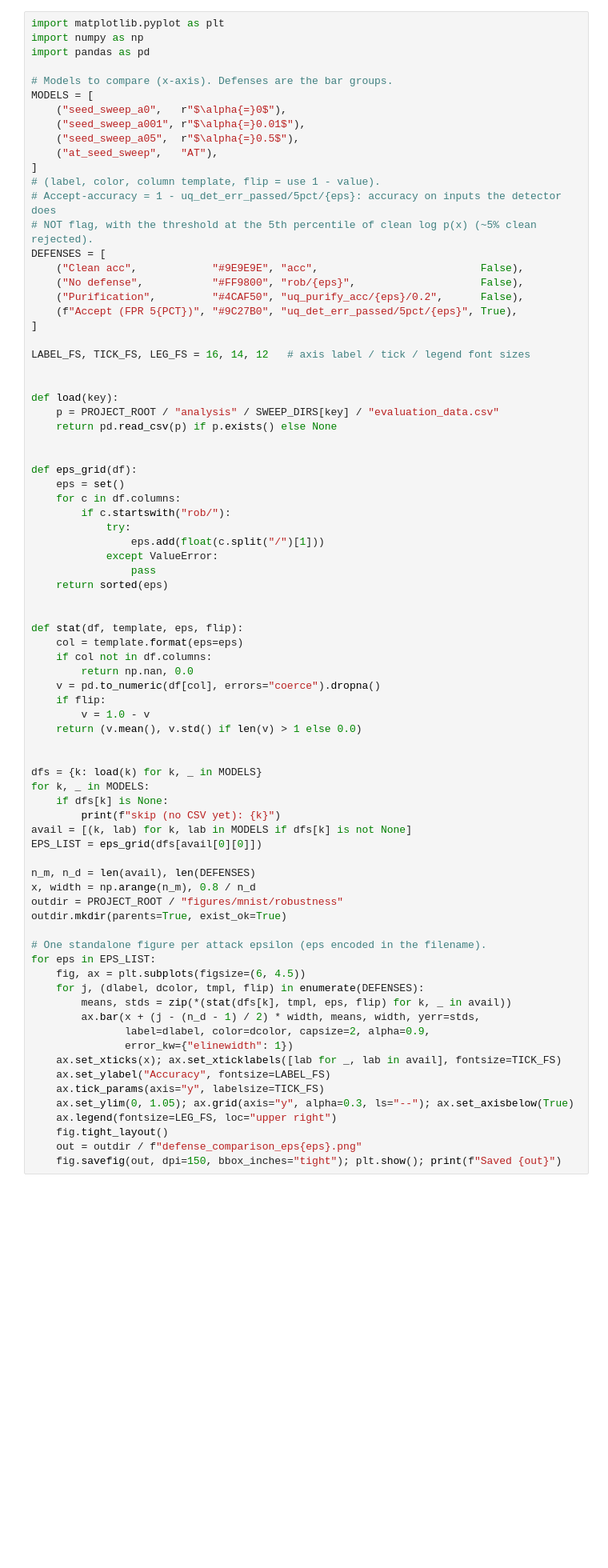
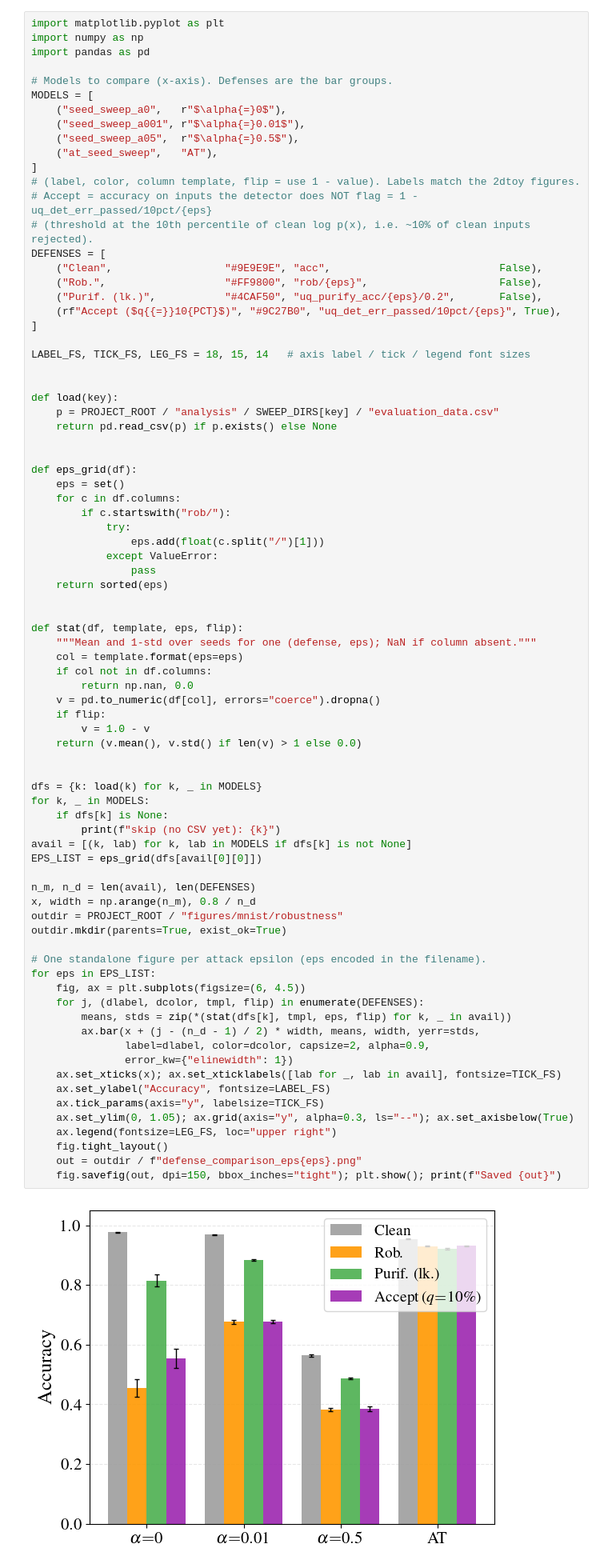
Before and after one commit to MLNissenGonzalez/bm4tc, a Jupyter notebook: notebooks/mnist.ipynb, the cells around one changed output. Shown at 80% size. Cells and saved outputs as stored; diff of their text form; blank space fills up the shorter version.

```diff
--- a/notebooks/mnist.ipynb
+++ b/notebooks/mnist.ipynb
@@ -331,17 +345,17 @@ MODELS = [
     ("seed_sweep_a05",  r"$\alpha{=}0.5$"),
     ("at_seed_sweep",   "AT"),
 ]
-# (label, color, column template, flip = use 1 - value).
-# Accept-accuracy = 1 - uq_det_err_passed/5pct/{eps}: accuracy on inputs the detector does
-# NOT flag, with the threshold at the 5th percentile of clean log p(x) (~5% clean rejected).
+# (label, color, column template, flip = use 1 - value). Labels match the 2dtoy figures.
+# Accept = accuracy on inputs the detector does NOT flag = 1 - uq_det_err_passed/10pct/{eps}
+# (threshold at the 10th percentile of clean log p(x), i.e. ~10% of clean inputs rejected).
 DEFENSES = [
-    ("Clean acc",            "#9E9E9E", "acc",                          False),
-    ("No defense",           "#FF9800", "rob/{eps}",                    False),
-    ("Purification",         "#4CAF50", "uq_purify_acc/{eps}/0.2",      False),
-    (f"Accept (FPR 5{PCT})", "#9C27B0", "uq_det_err_passed/5pct/{eps}", True),
+    ("Clean",                  "#9E9E9E", "acc",                           False),
+    ("Rob.",                   "#FF9800", "rob/{eps}",                     False),
+    ("Purif. (lk.)",           "#4CAF50", "uq_purify_acc/{eps}/0.2",       False),
+    (rf"Accept ($q{{=}}10{PCT}$)", "#9C27B0", "uq_det_err_passed/10pct/{eps}", True),
 ]
 
-LABEL_FS, TICK_FS, LEG_FS = 16, 14, 12   # axis label / tick / legend font sizes
+LABEL_FS, TICK_FS, LEG_FS = 18, 15, 14   # axis label / tick / legend font sizes
 
 
 def load(key):
@@ -361,6 +375,7 @@ def eps_grid(df):
 
 
 def stat(df, template, eps, flip):
+    """Mean and 1-std over seeds for one (defense, eps); NaN if column absent."""
     col = template.format(eps=eps)
     if col not in df.columns:
         return np.nan, 0.0
@@ -372,30 +387,31 @@ def stat(df, template, eps, flip):
 
 dfs = {k: load(k) for k, _ in MODELS}
 for k, _ in MODELS:
     if dfs[k] is None:
         print(f"skip (no CSV yet): {k}")
 avail = [(k, lab) for k, lab in MODELS if dfs[k] is not None]
 EPS_LIST = eps_grid(dfs[avail[0][0]])
 
 n_m, n_d = len(avail), len(DEFENSES)
 x, width = np.arange(n_m), 0.8 / n_d
 outdir = PROJECT_ROOT / "figures/mnist/robustness"
 outdir.mkdir(parents=True, exist_ok=True)
 
 # One standalone figure per attack epsilon (eps encoded in the filename).
 for eps in EPS_LIST:
     fig, ax = plt.subplots(figsize=(6, 4.5))
     for j, (dlabel, dcolor, tmpl, flip) in enumerate(DEFENSES):
         means, stds = zip(*(stat(dfs[k], tmpl, eps, flip) for k, _ in avail))
         ax.bar(x + (j - (n_d - 1) / 2) * width, means, width, yerr=stds,
                label=dlabel, color=dcolor, capsize=2, alpha=0.9,
                error_kw={"elinewidth": 1})
     ax.set_xticks(x); ax.set_xticklabels([lab for _, lab in avail], fontsize=TICK_FS)
     ax.set_ylabel("Accuracy", fontsize=LABEL_FS)
     ax.tick_params(axis="y", labelsize=TICK_FS)
     ax.set_ylim(0, 1.05); ax.grid(axis="y", alpha=0.3, ls="--"); ax.set_axisbelow(True)
     ax.legend(fontsize=LEG_FS, loc="upper right")
     fig.tight_layout()
     out = outdir / f"defense_comparison_eps{eps}.png"
     fig.savefig(out, dpi=150, bbox_inches="tight"); plt.show(); print(f"Saved {out}")
 # %% [output]
+[figure, new version]
```
Also changed, not shown: parts of 8 cells of this notebook, 11 other files.
